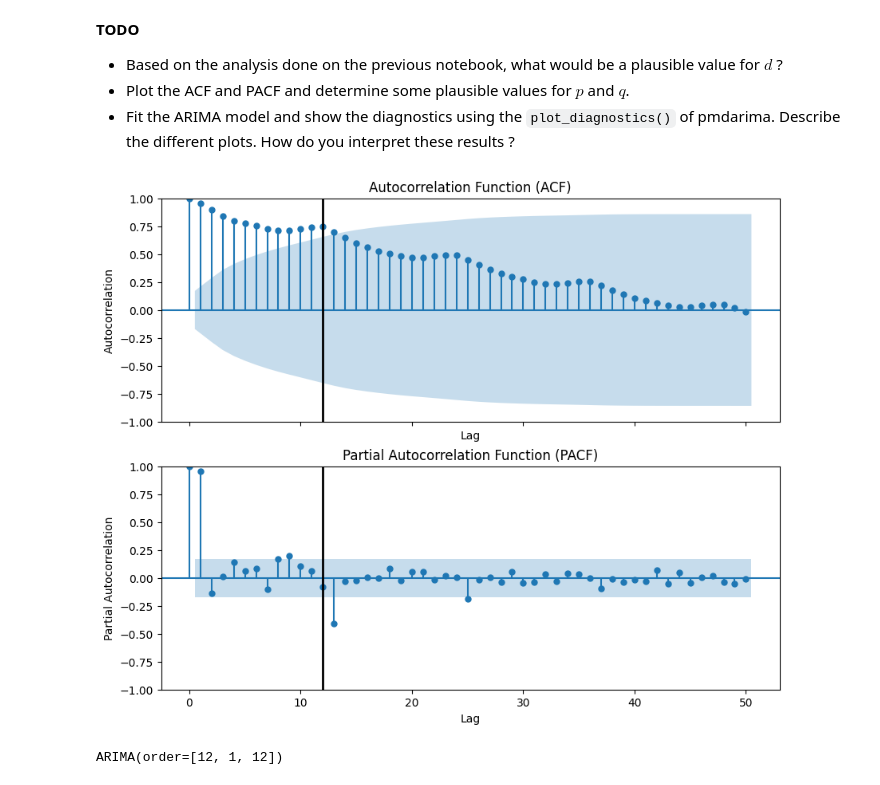
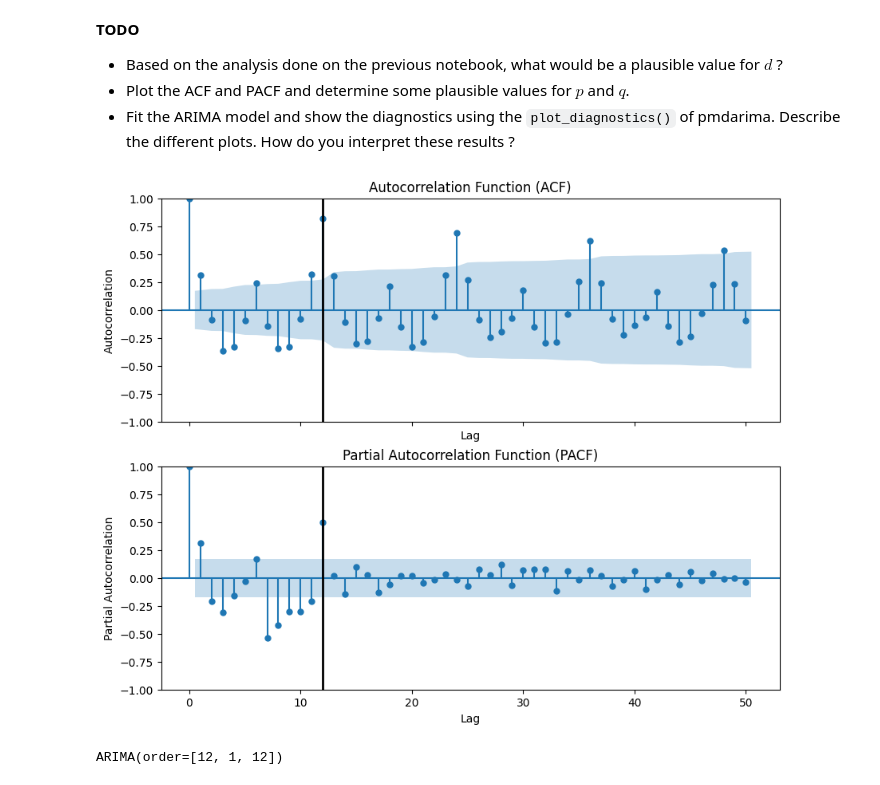
Before and after one commit to mehdichouchane-lang/ML6, a Jupyter notebook: NB2_Time_Series_Forecasts.ipynb, the cells around one changed output. Saved outputs shown, nothing was run; the diff lists cells and outputs as text; code cells hidden in the pictures.

```diff
--- a/NB2_Time_Series_Forecasts.ipynb
+++ b/NB2_Time_Series_Forecasts.ipynb
@@ -350,25 +375,25 @@ test_log = np.log(test).dropna()
 # %%
 # Your code for the ACF & PACF plots
 from statsmodels.graphics.tsaplots import plot_acf, plot_pacf
 
 # Plot the ACF and PACF
 fig, axes = plt.subplots(2, 1, sharex=True,figsize=(10, 8))
 ax = axes[0]
-plot_acf(train_log, lags=50, ax=ax) # Plot first 20 lags
+plot_acf(train_log.diff().dropna(), lags=50, ax=ax) # Plot first 20 lags
 ax.plot([12,12],[-1,1],'-k',linewidth=2)
 ax.set_xlabel("Lag")
 ax.set_ylabel("Autocorrelation")
 ax.set_title("Autocorrelation Function (ACF)")
 ax = axes[1]
-plot_pacf(train_log, lags=50, ax=ax) # Plot first 20 lags
+plot_pacf(train_log.diff().dropna(), lags=50, ax=ax) # Plot first 20 lags
 ax.set_xlabel("Lag")
 ax.set_ylabel("Partial Autocorrelation")
 ax.plot([12,12],[-1,1],'-k',linewidth=2)
 
 ax.set_title("Partial Autocorrelation Function (PACF)")
 plt.show() # Display the plotplot_pacf(airline_adj)
 # %% [output]
-[figure, old version]
+[figure, new version]
 # %%
 # Your code for the ARIMA model
 d  = 1
```
Also changed, not shown: parts of 11 cells of this notebook.
